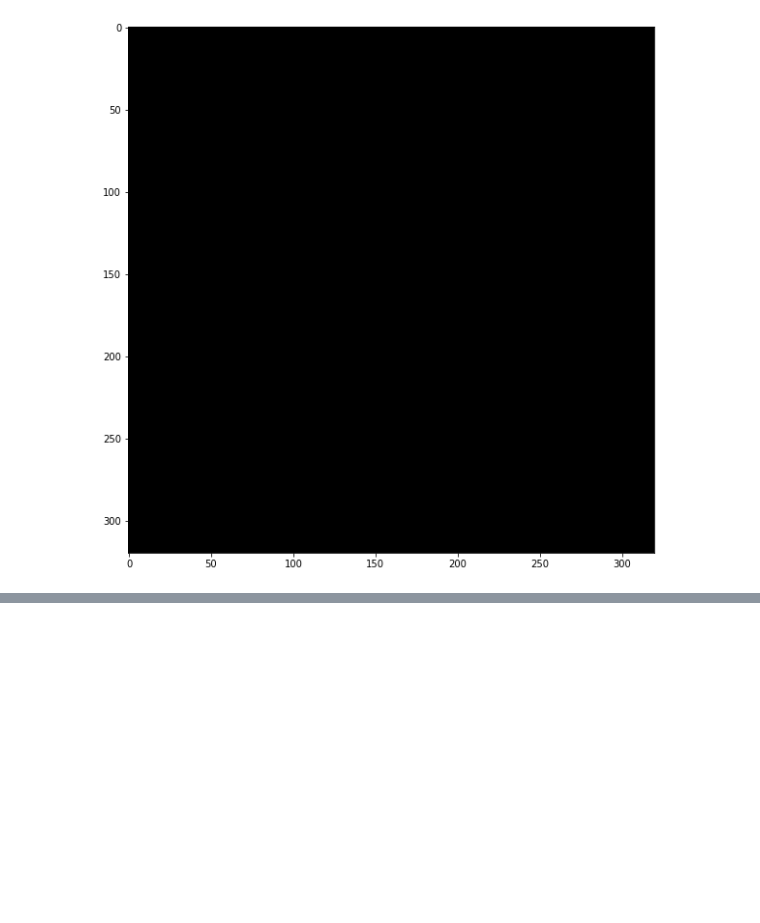
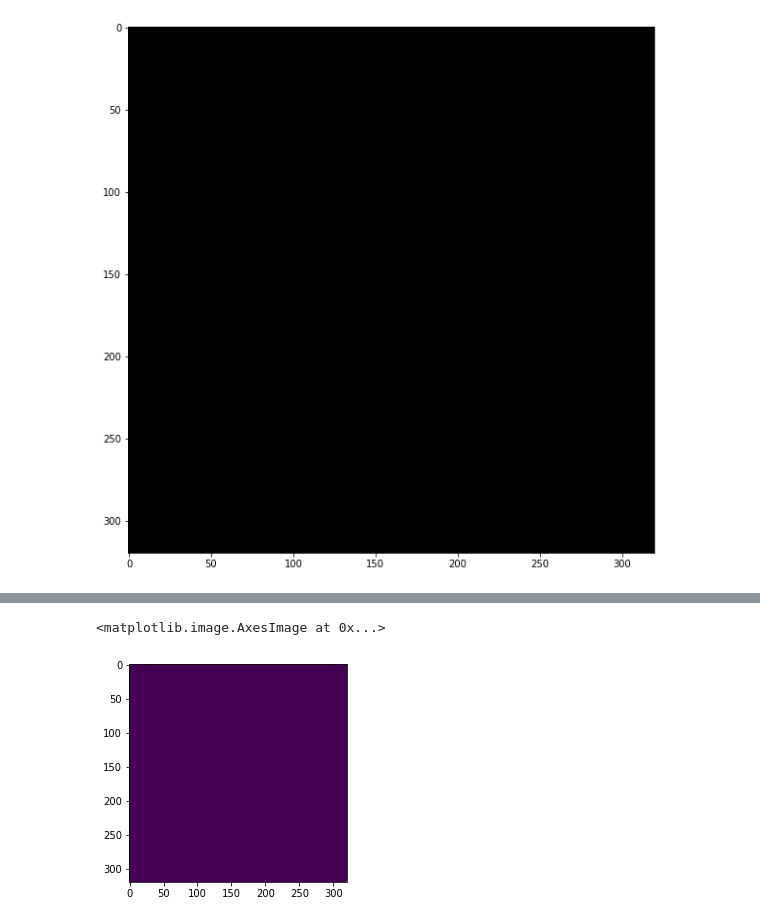
Before and after one commit to kuanliang/TMU_MedicalImaging_workshop, a Jupyter notebook: Medical_Image_exploration.ipynb, the cells around one changed output, grey strips where cells are left out. Cells and saved outputs as stored; diff of their text form; code cells hidden in the pictures; blank space fills up the shorter version.

```diff
--- a/Medical_Image_exploration.ipynb
+++ b/Medical_Image_exploration.ipynb
@@ -143,0 +338,7 @@ create_gif(img_data, duration=0.5, output='test')
+# %%
+predict = model.predict(X_test)
+# %%
+plt.imshow(predict[5,:,:,0])
+# %% [output]
+<matplotlib.image.AxesImage at 0x...>
+[figure, added]
```
Also changed, not shown: parts of 16 cells of this notebook.
